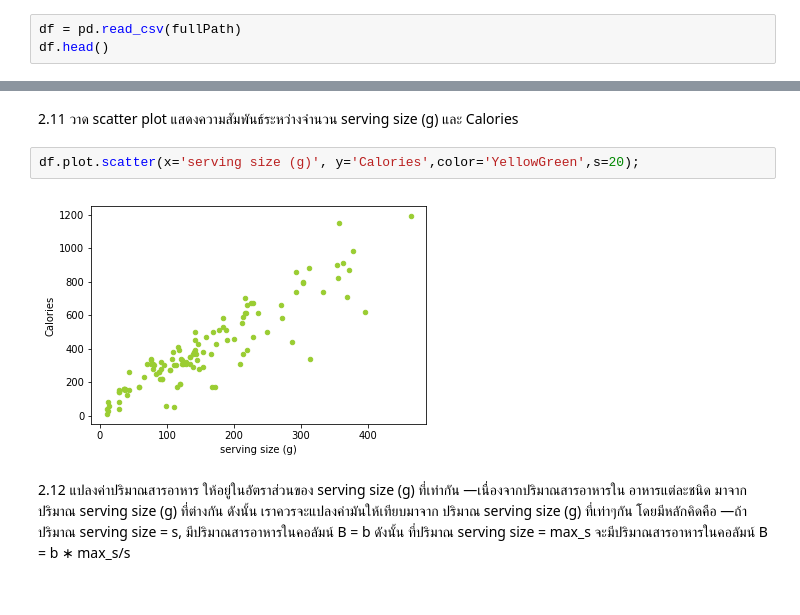
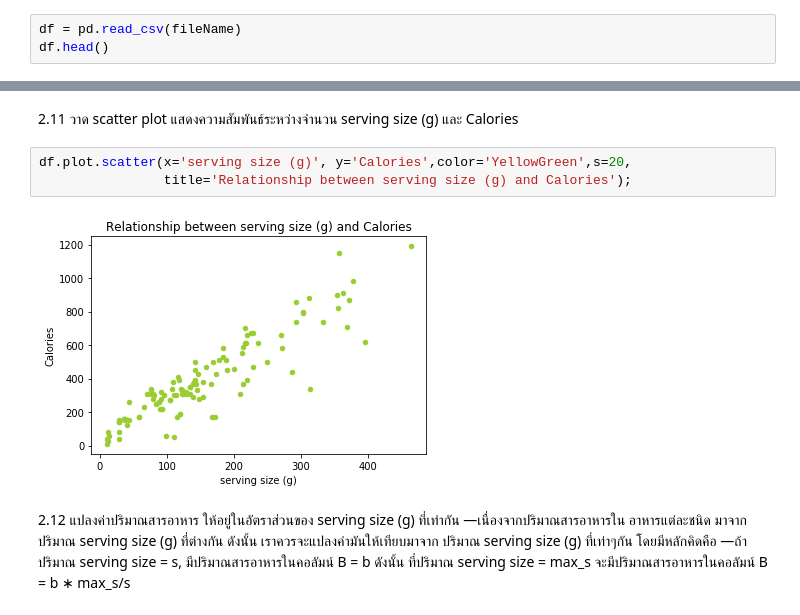
Before and after one commit to supanat/IT525, a Jupyter notebook: Projects/it525_2_2017_hw01/it525-hw01-60119130181.ipynb, the cells around one changed output, grey strips where cells are left out. Saved outputs shown, nothing was run; the diff lists cells and outputs as text.

```diff
--- a/Projects/it525_2_2017_hw01/it525-hw01-60119130181.ipynb
+++ b/Projects/it525_2_2017_hw01/it525-hw01-60119130181.ipynb
@@ -30,5 +32,5 @@ fullPath
 # %%
-df = pd.read_csv(fullPath)
+df = pd.read_csv(fileName)
 df.head()
 # %% [output]
 |  | Nutrition facts | serving size (g) | Calories | Calories from fat | Total fat (g) | Saturated Fat (g) | ... |
@@ -247,9 +227,10 @@ df.describe()
 # %% [markdown]
 2.11 วาด scatter plot แสดงความสัมพันธ์ระหว่างจํานวน serving size (g) และ Calories
 # %%
-df.plot.scatter(x='serving size (g)', y='Calories',color='YellowGreen',s=20);
+df.plot.scatter(x='serving size (g)', y='Calories',color='YellowGreen',s=20,
+                title='Relationship between serving size (g) and Calories');
 # %% [output]
-[figure, old version]
+[figure, new version]
 # %% [markdown]
 2.12 แปลงค่าปริมาณสารอาหาร ให้อยู่ในอัตราส่วนของ serving size (g) ที่เท่ากัน —เนื่องจากปริมาณสารอาหารใน
 อาหารแต่ละชนิด มาจากปริมาณ serving size (g) ที่ต่างกัน ดังนั้น เราควรจะแปลงค่ามันให้เทียบมาจาก ปริมาณ serving size (g) ที่เท่าๆกัน โดยมีหลักคิดคือ —ถ้า ปริมาณ serving size = s, มีปริมาณสารอาหารในคอลัมน์ B = b ดังนั้น ที่ปริมาณ serving size = max_s จะมีปริมาณสารอาหารในคอลัมน์ B = b ∗ max_s/s
```
Also changed, not shown: parts of 38 cells of this notebook, 1 other file.
